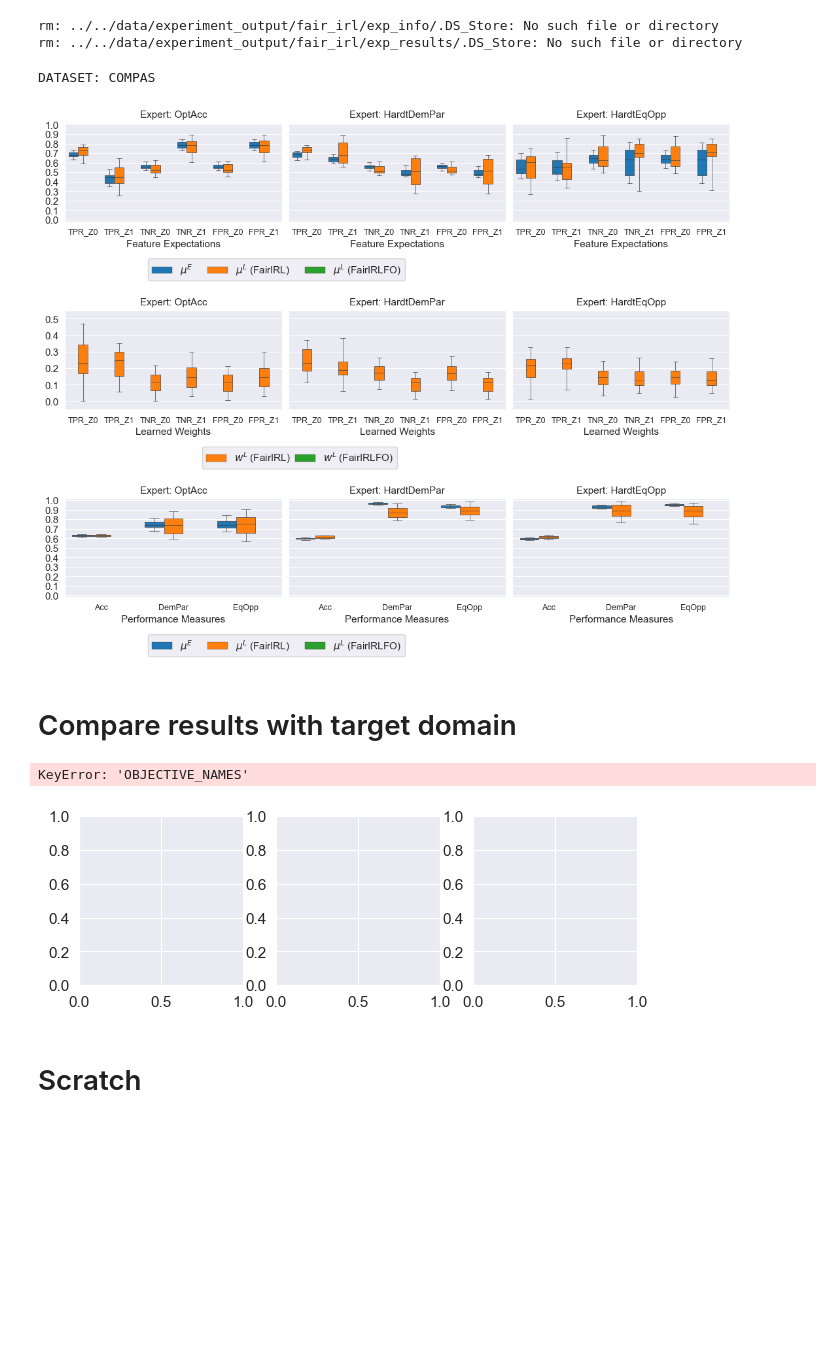
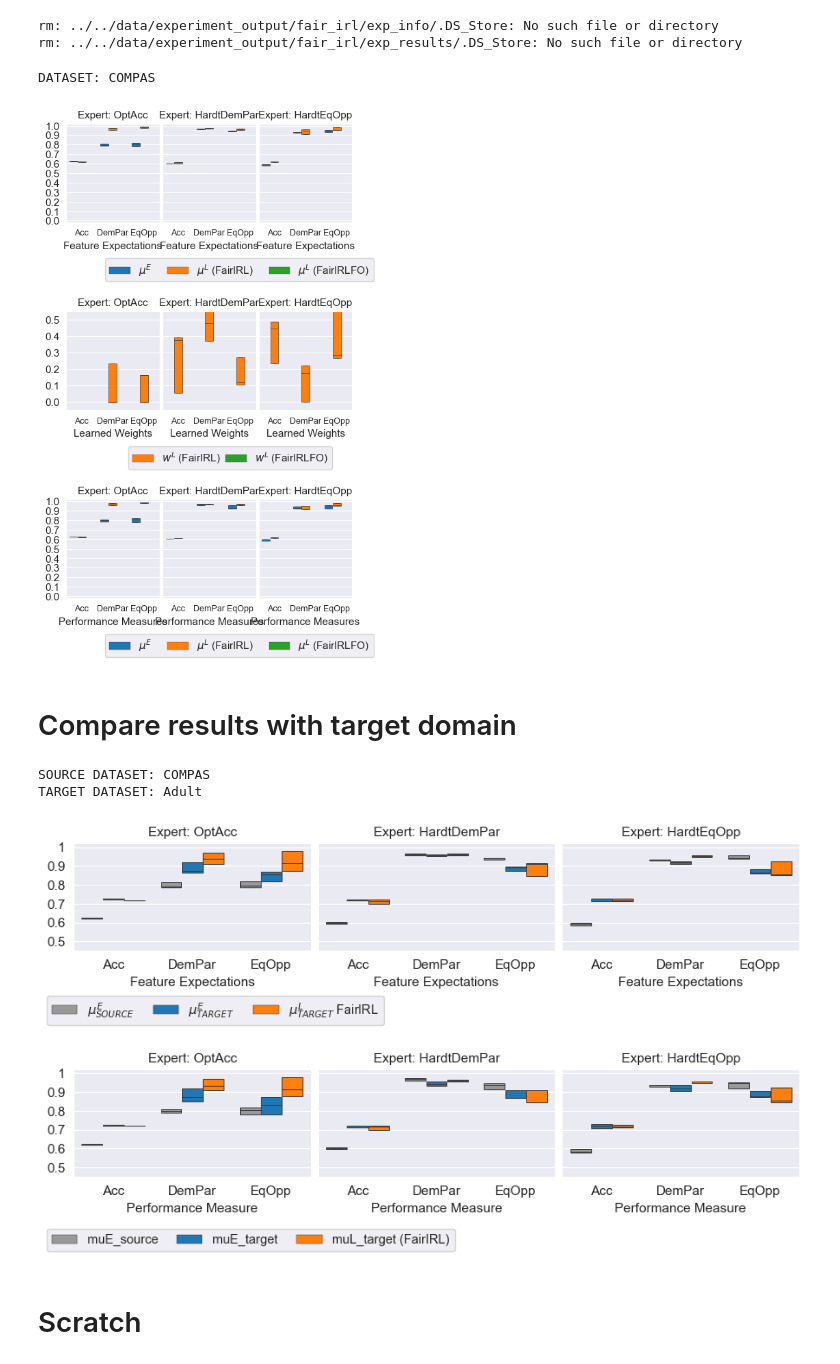
Before and after one commit to jackblandin/research, a Jupyter notebook: experiments/irl/Fair IRL Experiments.ipynb, the cells around one changed output. Saved outputs shown, nothing was run; the diff lists cells and outputs as text; code cells hidden in the pictures; blank space fills up the shorter version.

```diff
--- a/experiments/irl/Fair IRL Experiments.ipynb
+++ b/experiments/irl/Fair IRL Experiments.ipynb
@@ -42,18 +39,18 @@ The autoreload extension is already loaded. To reload it, use:
 # Run experiments
 # %%
 base_exp_info = {
-    'EXPERIMENT_NAME': 'conf_matrix_feat_exp_162',
+    'EXPERIMENT_NAME': 'conf_matrix_feat_exp_174',
 
     'FEAT_EXP_OBJECTIVE_NAMES': [
-#         'Acc',
-#         'DemPar',
-#         'EqOpp',
-        'TPR_Z0',
-        'TPR_Z1',
-        'TNR_Z0',
-        'TNR_Z1',
-        'FPR_Z0',
-        'FPR_Z1',
+        'Acc',
+        'DemPar',
+        'EqOpp',
+#         'TPR_Z0',
+#         'TPR_Z1',
+#         'TNR_Z0',
+#         'TNR_Z1',
+#         'FPR_Z0',
+#         'FPR_Z1',
 #         'FNR_Z0',
 #         'FNR_Z1',
     ],
@@ -87,14 +84,14 @@ base_exp_info = {
     ],
 }
 # %%
-base_exp_info['N_TRIALS'] = 25
+base_exp_info['N_TRIALS'] = 5
 # base_exp_info['EPSILON'] = .06
 # base_exp_info['IGNORE_RESULTS_EPSILON'] = .06
-base_exp_info['EPSILON'] = .12
+base_exp_info['EPSILON'] = .05
 base_exp_info['IGNORE_RESULTS_EPSILON'] = .12
-base_exp_info['MAX_ITER'] = 30
+base_exp_info['MAX_ITER'] = 7
 base_exp_info['ALLOW_NEG_WEIGHTS'] = False
-base_exp_info['DOT_WEIGHTS_FEAT_EXP'] = False
+base_exp_info['DOT_WEIGHTS_FEAT_EXP'] = True
 base_exp_info['IRL_ERROR_ENCOURAGE_EVEN_WEIGHTS'] = True
 base_exp_info['IRL_ERROR_ENCOURAGE_UNEVEN_WEIGHTS'] = False
 # %%
@@ -397,34 +383,40 @@ fig, axes, mu_dfs, w_dfs, perf_dfs = plot_results_source_domain_only(
 )
 # %% [output]
 DATASET: COMPAS
-[figure, old version]
+[figure, new version]
 # %% [markdown]
 # Compare results with target domain
 # %%
 ## plt.rc('axes', titlesize=11)     # fontsize of the axes title
 plt.rc('axes', labelsize=11)    # fontsize of the x and y labels
 plt.rc('xtick', labelsize=11)    # fontsize of the tick labels
 plt.rc('ytick', labelsize=11)    # fontsize of the tick labels
 plt.rc('legend', fontsize=10.5)    # legend fontsize
 plt.rc('figure', titlesize=11)  # fontsize of the figure title
 
-mu_df, w_df = plot_results_target_domain(
-    objective_set_names=['Acc', 'DemPar', 'EqOpp'],
+result, mu_df, w_df, perf_df = plot_results_target_domain(
+    feat_objective_set_names=base_exp_info['FEAT_EXP_OBJECTIVE_NAMES'],
+    perf_objective_set_names=base_exp_info['PERF_MEAS_OBJECTIVE_NAMES'],
     expert_algos=['OptAcc', 'HardtDemPar', 'HardtEqOpp'],
     source_dataset=base_exp_info['DATASET'],
     target_dataset=base_exp_info['TARGET_DATASET'],
-    mu_noise_factor=.05,
+    mu_noise_factor=.001,
     extra_skip_conditions=skip_by_name,
     min_exp_timestamp=min_exp_timestamp,
     min_mu_value=.5,
 #     mu_yticks=[.6, .7, .8, .9, 1],
     mu_yticks=[.4, .5, .6, .7, .8, .9, 1],
     mu_ylim=(.45, 1.02),
     mu_whis=[5, 95],
+    perf_noise_factor=.01,
+    perf_hue_order=['muE', 'muL (FairIRL)', 'muL (FairIRLFO)'],
+    perf_yticks=np.linspace(0, 1, 11).round(1),
+    perf_ylim=(-.02, 1.02),
 )
 # %% [output]
-KeyError: 'OBJECTIVE_NAMES'
+SOURCE DATASET: COMPAS
+TARGET DATASET: Adult
-[figure, old version]
+[figure, new version]
 # %% [markdown]
 # Scratch
 # %%
```
Also changed, not shown: parts of 3 cells of this notebook, 3 other files.
